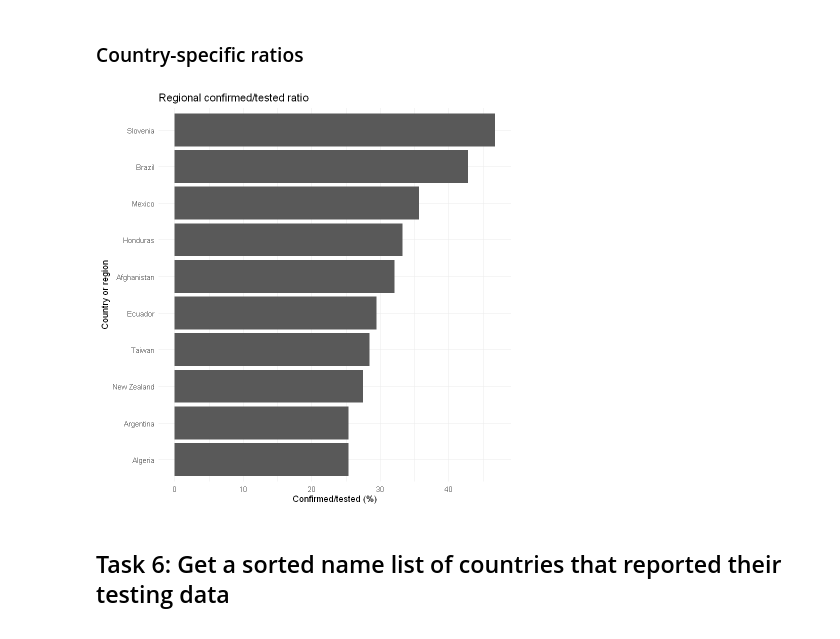
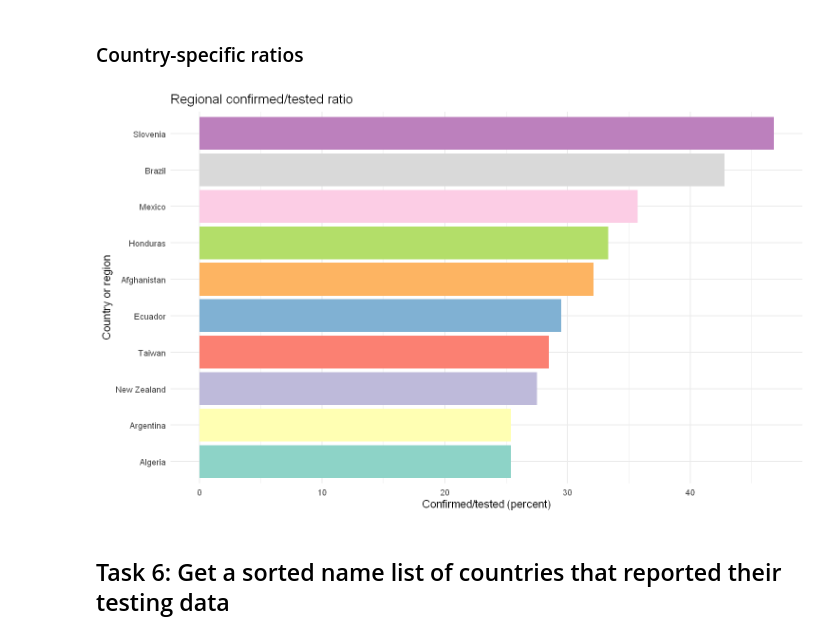
Before and after one commit to tros01/ibm_data_analyst, a Jupyter notebook: r_m5_covid-19_project.ipynb, the cells around one changed output. Cells and saved outputs as stored; diff of their text form; code cells hidden in the pictures.

````diff
--- a/r_m5_covid-19_project.ipynb
+++ b/r_m5_covid-19_project.ipynb
@@ -145,5 +125,5 @@ df |>
 ```
 # %%
 # Load up the local file
-wiki_page <- readLines("m5_covid-19.html", warn = FALSE) |>
+wiki_page <- readLines("data/m5_covid-19.html", warn = FALSE) |>
     paste(collapse = "\n")
@@ -242,24 +218,29 @@ Percentage of all tested confirmed positive:
 # %%
 # Top 10 confirmed/tested ratio per country
 gg_df1 <- df |>
     arrange(desc(confirmed_tested_percent)) |>
     slice(seq(10)) |>
     # Construct a factor for ggplot
     mutate(
         country_or_region = fct_reorder(country_or_region, confirmed_tested_percent)
     )
 
-ggplot(gg_df1, aes(x=country_or_region, y=confirmed_tested_percent)) +
-    geom_bar(stat="identity") +
+ggplot(gg_df1, aes(x = country_or_region, y = confirmed_tested_percent, fill = country_or_region)) +
+    geom_bar(stat = "identity") +
     coord_flip() +
     theme_minimal() +
+        # Bar colour w/ fill arg in aes()
+    #scale_fill_manual(values = c("#FF0000", "#00FF00", "#0000FF")) +
+    scale_fill_brewer(palette = "Set3") +  # palette = c("Paired", "Spectral")
+    #scale_fill_viridis_d() + # Continuous scale
     labs(
-        title="Regional confirmed/tested ratio",
-        x="Country or region",
-        y="Confirmed/tested (%)"
-    )
+        title = "Regional confirmed/tested ratio",
+        x = "Country or region",
+        y = "Confirmed/tested (percent)"
+    ) +
+    theme(legend.position = "none")
 # %% [output]
-[figure, old version]
+[figure, new version]
 # %% [markdown]
 ## Task 6: Get a sorted name list of countries that reported their testing data
 # %%
````
Also changed, not shown: parts of 4 cells of this notebook.
